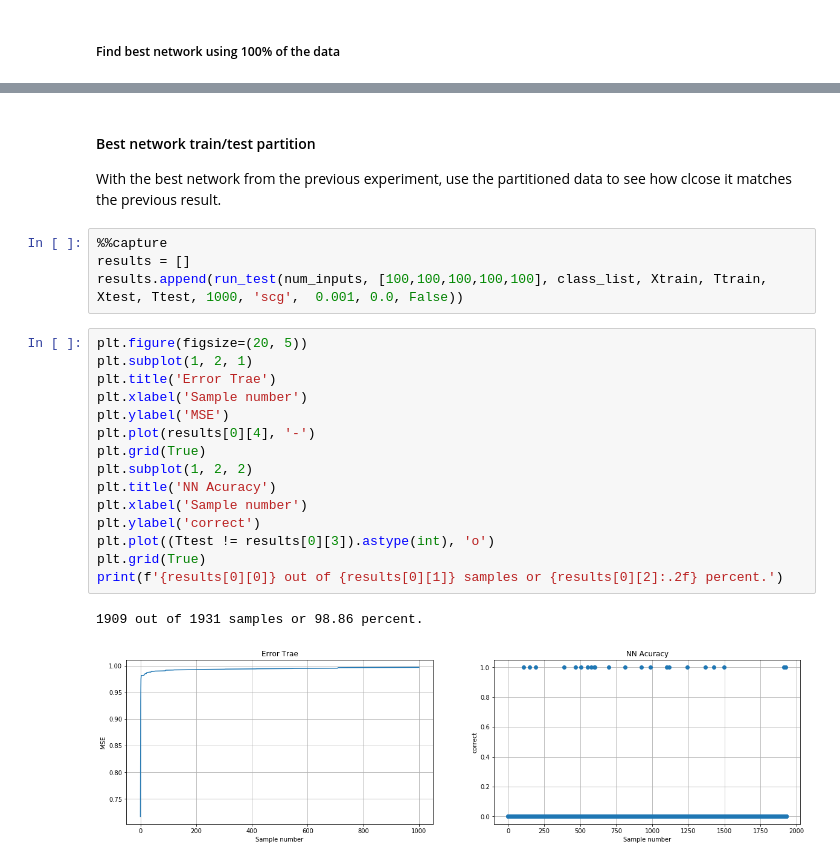
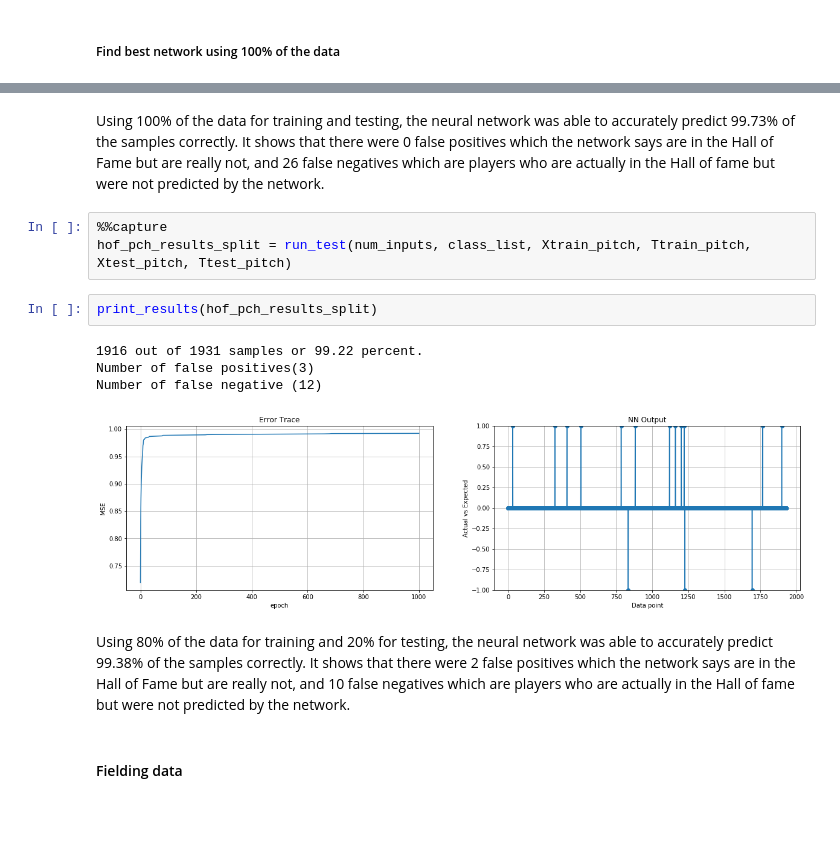
Before and after one commit to bstaab/CS545_MachineLearning, a Jupyter notebook: assignments/Project/Staab-FinalProject.ipynb, the cells around one changed output, grey strips where cells are left out. Saved outputs shown, nothing was run; the diff lists cells and outputs as text; blank space fills up the shorter version.

```diff
--- a/assignments/Project/Staab-FinalProject.ipynb
+++ b/assignments/Project/Staab-FinalProject.ipynb
@@ -672,25 +645,16 @@ plt.grid(True)
-# %% [markdown]
-#### Best network train/test partition
-With the best network from the previous experiment, use the partitioned data to see how clcose it matches the previous result.
-# %%
-%%capture
-results = []
-results.append(run_test(num_inputs, [100,100,100,100,100], class_list, Xtrain, Ttrain, Xtest, Ttest, 1000, 'scg',  0.001, 0.0, False))
-# %%
-plt.figure(figsize=(20, 5))
-plt.subplot(1, 2, 1)
-plt.title('Error Trae')
-plt.xlabel('Sample number')
-plt.ylabel('MSE')
-plt.plot(results[0][4], '-')
-plt.grid(True)
-plt.subplot(1, 2, 2)
-plt.title('NN Acuracy')
-plt.xlabel('Sample number')
-plt.ylabel('correct')
-plt.plot((Ttest != results[0][3]).astype(int), 'o')
-plt.grid(True)
-print(f'{results[0][0]} out of {results[0][1]} samples or {results[0][2]:.2f} percent.')
-# %% [output]
-1909 out of 1931 samples or 98.86 percent.
-[figure, removed]
+# %% [markdown]
+Using 100% of the data for training and testing, the neural network was able to accurately predict 99.73% of the samples correctly.  It shows that there were 0 false positives which the network says are in the Hall of Fame but are really not, and 26 false negatives which are players who are actually in the Hall of fame but were not predicted by the network.
+# %%
+%%capture
+hof_pch_results_split = run_test(num_inputs, class_list, Xtrain_pitch, Ttrain_pitch, Xtest_pitch, Ttest_pitch)
+# %%
+print_results(hof_pch_results_split)
+# %% [output]
+1916 out of 1931 samples or 99.22 percent.
+Number of false positives(3)
+Number of false negative (12)
+[figure, added]
+# %% [markdown]
+Using 80% of the data for training and 20% for testing, the neural network was able to accurately predict 99.38% of the samples correctly. It shows that there were 2 false positives which the network says are in the Hall of Fame but are really not, and 10 false negatives which are players who are actually in the Hall of fame but were not predicted by the network.
+# %% [markdown]
+#### Fielding data
```
Also changed, not shown: parts of 27 cells of this notebook.
